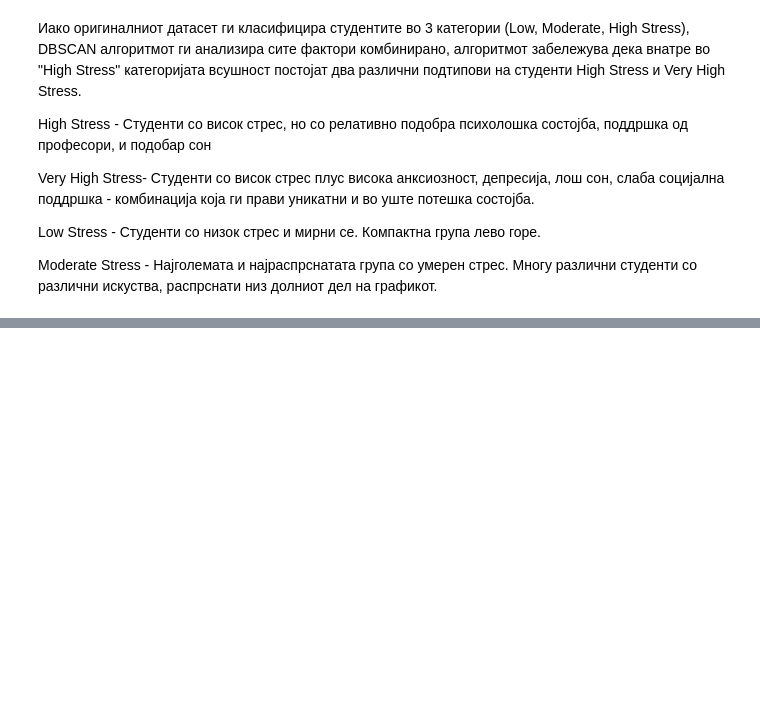
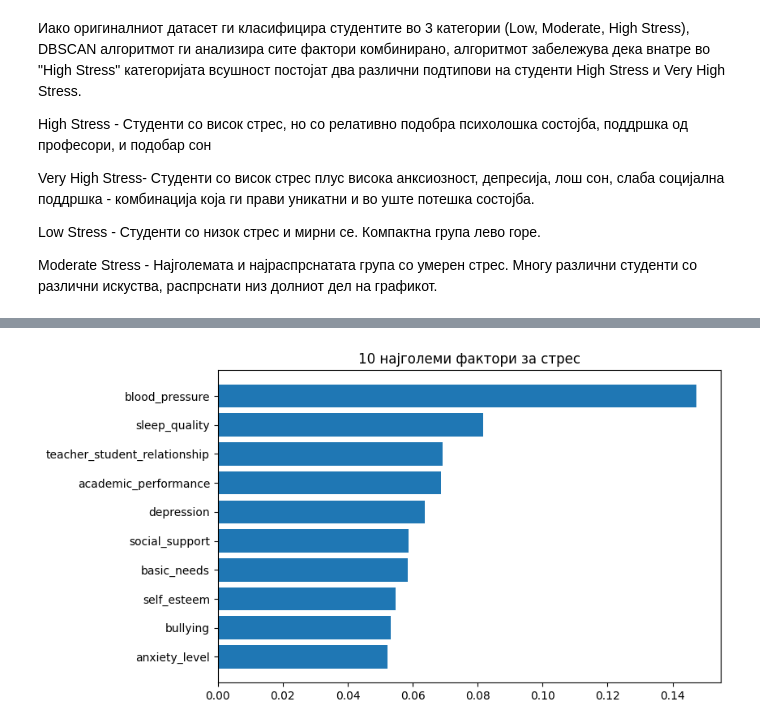
Before and after one commit to stojanovs/student_stress_monitoring, a Jupyter notebook: Student_Stress_Analysis.ipynb, the cells around one changed output, grey strips where cells are left out. Saved outputs shown, nothing was run; the diff lists cells and outputs as text; code cells hidden in the pictures; blank space fills up the shorter version.

Commit message:
Add Logistic Regression and Random Forest Evaluaiton

```diff
--- a/Student_Stress_Analysis.ipynb
+++ b/Student_Stress_Analysis.ipynb
@@ -654,0 +686,5 @@ Moderate Stress - Најголемата и најраспрснатата гр
+# %%
+scaler = StandardScaler()
+
+X_train_scaled = scaler.fit_transform(X_train)
+X_test_scaled = scaler.transform(X_test)
@@ -654,0 +693,5 @@ Moderate Stress - Најголемата и најраспрснатата гр
+# %%
+log_reg = LogisticRegression(max_iter=1000)
+log_reg.fit(X_train_scaled, y_train)
+
+y_pred_lr = log_reg.predict(X_test_scaled)
@@ -654,0 +719,9 @@ Moderate Stress - Најголемата и најраспрснатата гр
+# %%
+rf = RandomForestClassifier(
+    n_estimators=200,
+    random_state=42,
+    class_weight="balanced"
+)
+
+rf.fit(X_train, y_train)
+y_pred_rf = rf.predict(X_test)
@@ -654,0 +747,7 @@ Moderate Stress - Најголемата и најраспрснатата гр
+# %%
+importance = pd.DataFrame({
+    "Feature": X.columns,
+    "Importance": rf.feature_importances_
+}).sort_values(by="Importance", ascending=False)
+
+importance.head(10)
@@ -654,0 +766,8 @@ Moderate Stress - Најголемата и најраспрснатата гр
+# %%
+plt.figure(figsize=(8,5))
+plt.barh(importance["Feature"][:10], importance["Importance"][:10])
+plt.gca().invert_yaxis()
+plt.title("10 најголеми фактори за стрес")
+plt.show()
+# %% [output]
+[figure, added]
```
Also changed, not shown: parts of 12 cells of this notebook, 1 other file.
